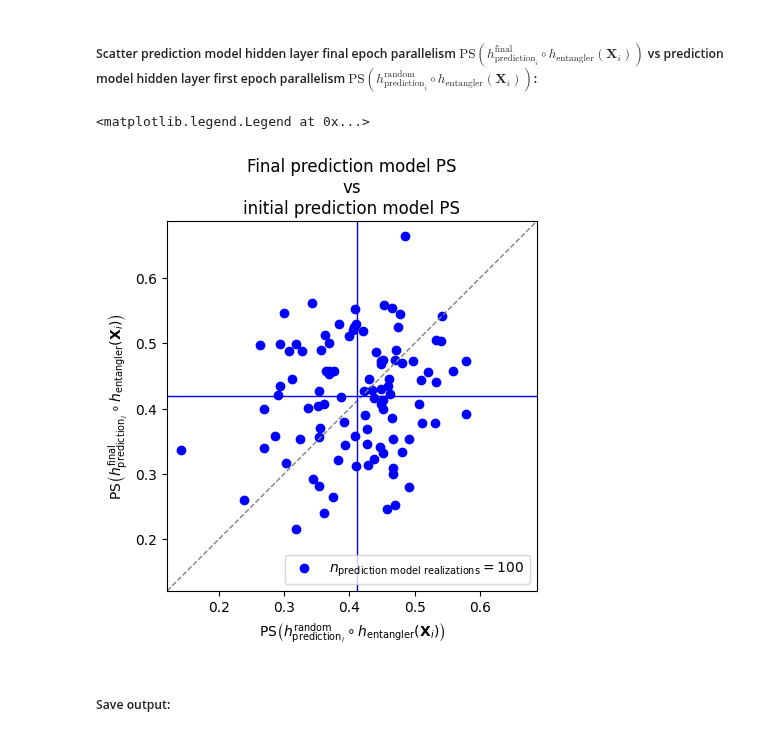
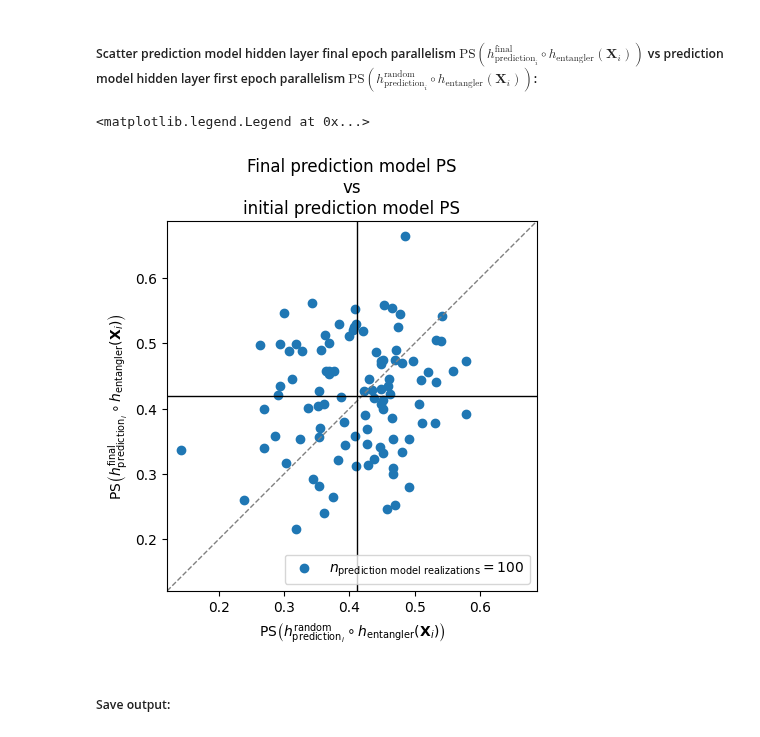
Before and after one commit to danieldkato/simulation_whiskers, a Jupyter notebook: scripts/tangle_evo_pred_scatter_ps_post_v_ps_pre.ipynb, the cells around one changed output. Drawn from its saved outputs; the diff is of its cells as text; code cells hidden in the pictures.

```diff
--- a/scripts/tangle_evo_pred_scatter_ps_post_v_ps_pre.ipynb
+++ b/scripts/tangle_evo_pred_scatter_ps_post_v_ps_pre.ipynb
@@ -57,39 +60,39 @@ scatter_df = ps_history_df.groupby(['pred_mdl_id', 'dichotomy_idx']).mean()\
 scatter_fig, scatter_ax = plt.subplots()
 
 leg_text = r'$n_{{\text{{prediction model realizations}}}} = {}$'.format(scatter_df.shape[0])
-plt.scatter(scatter_df.parallelism_e0, scatter_df.parallelism_efinal, color='blue', label=leg_text)
+plt.scatter(scatter_df.parallelism_e0, scatter_df.parallelism_efinal, label=leg_text)
 
 # Set axes equal:
 yl = plt.ylim()
 xl = plt.xlim()
 minmin = np.min([xl[0], yl[0]])
 maxmax = np.max([xl[1], yl[1]])
 plt.xlim([minmin, maxmax])
 plt.ylim([minmin, maxmax])
 scatter_ax.set_aspect('equal')
 
 # Add unity line:
 plt.axline([0,0], slope=1, color='gray', linewidth=1, linestyle='--')
 
 # Add lines for means along each dimension:
-plt.vlines(scatter_df.parallelism_e0.mean(), 0, 1, color='blue', linewidth=1)
-plt.hlines(scatter_df.parallelism_efinal.mean(), 0, 1, color='blue', linewidth=1)
+plt.vlines(scatter_df.parallelism_e0.mean(), 0, 1, color='black', linewidth=1)
+plt.hlines(scatter_df.parallelism_efinal.mean(), 0, 1, color='black', linewidth=1)
 
 # Add axis labels:
 xlabel = r'$\text{PS}\left(h^{\text{random}}_{\text{prediction}_i} \circ h_{\text{entangler}}(\mathbf{X}_i)\right)$'
 ylabel = r'$\text{PS}\left(h^{\text{final}}_{\text{prediction}_i} \circ h_{\text{entangler}}(\mathbf{X}_i)\right)$'
 plt.xlabel(xlabel)
 plt.ylabel(ylabel)
 
 # Add title:
 title = '\n'.join(['Final prediction model PS', 'vs', 'initial prediction model PS'])
 plt.title(title)
 
 # Add legend:
 plt.legend()
 # %% [output]
 <matplotlib.legend.Legend at 0x...>
-[figure, old version]
+[figure, new version]
 # %% [markdown]
 ##### Save output:
 # %%
```
Also changed, not shown: parts of 2 cells of this notebook.
